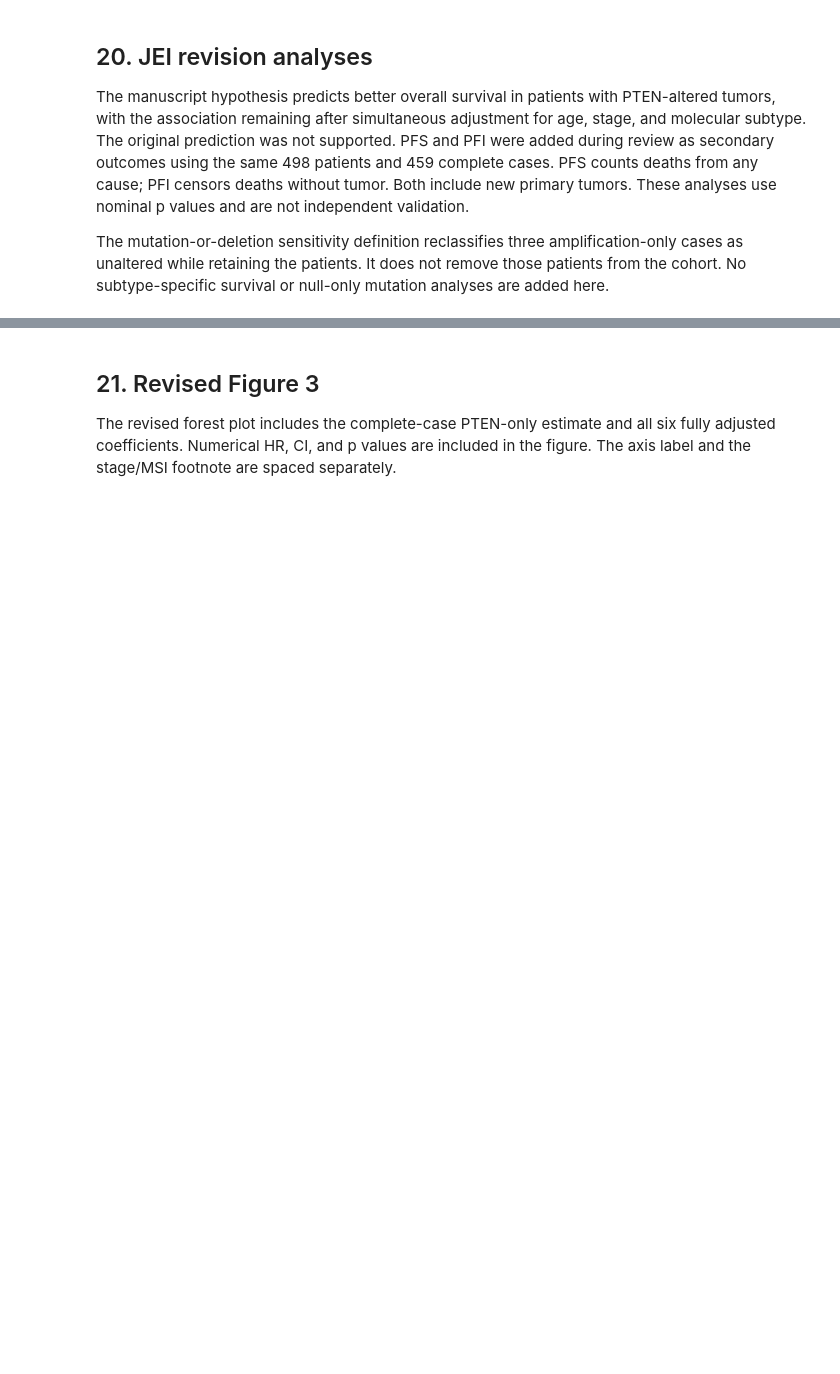
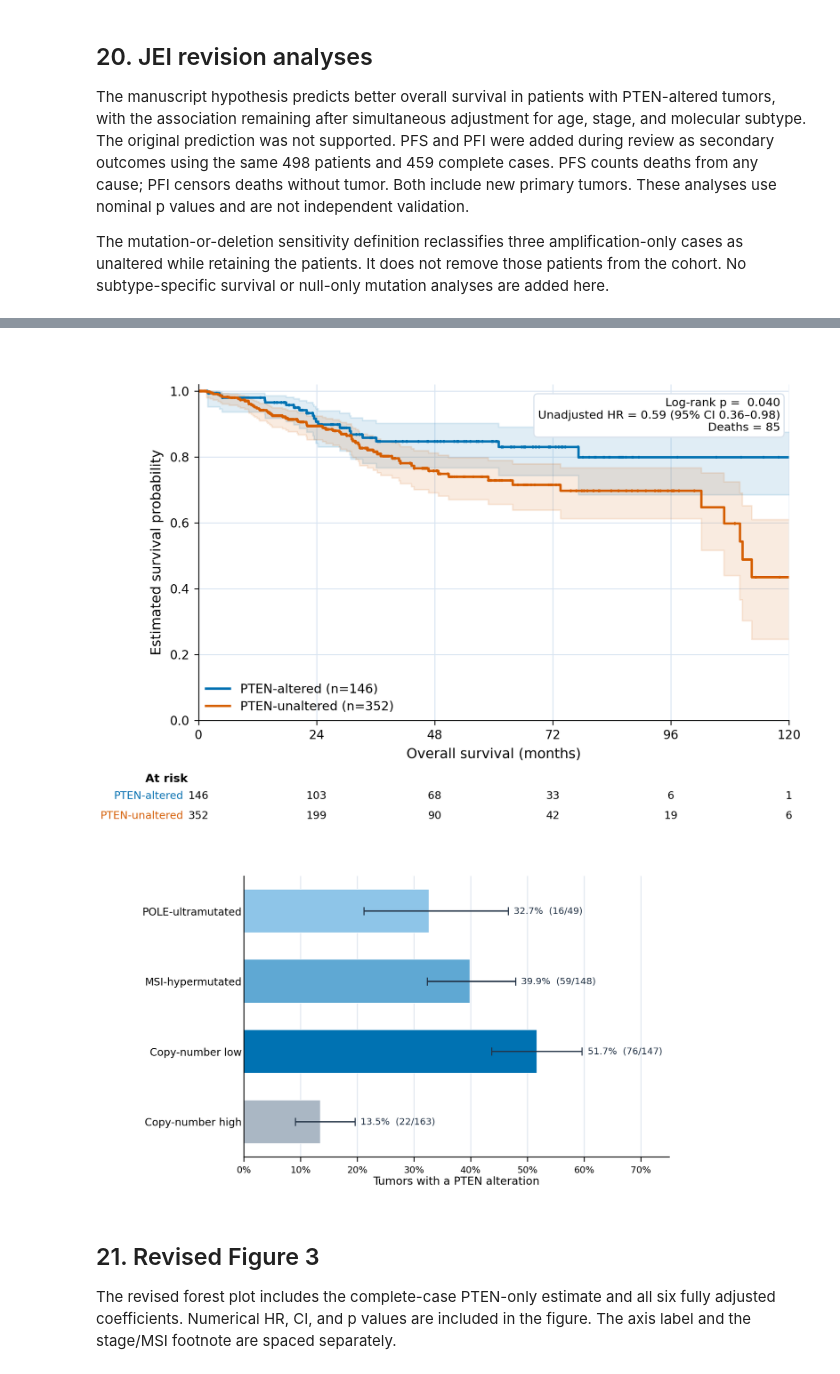
Before and after one commit to amoguskid/PTEN-UCEC-survival-analysis, a Jupyter notebook: PTEN_UCEC_OCSEF_master_notebook.ipynb, the cells around one changed output, grey strips where cells are left out. Cells and saved outputs as stored; diff of their text form; code cells hidden in the pictures; blank space fills up the shorter version.

```diff
--- a/PTEN_UCEC_OCSEF_master_notebook.ipynb
+++ b/PTEN_UCEC_OCSEF_master_notebook.ipynb
@@ -1992,3 +2002,9 @@ JEI revision analyses, figures, and tables completed.
+# %%
+display(Image(filename=str(REVISION_OUTPUTS / "figures/Figure1_Kaplan_Meier.png"), width=850))
+display(Image(filename=str(REVISION_OUTPUTS / "figures/Figure2_Subtype_frequency.png"), width=850))
+# %% [output]
+[figure, added]
+[figure, added]
 # %% [markdown]
 ## 21. Revised Figure 3
 
```
Also changed, not shown: parts of 9 cells of this notebook, 14 other files.
